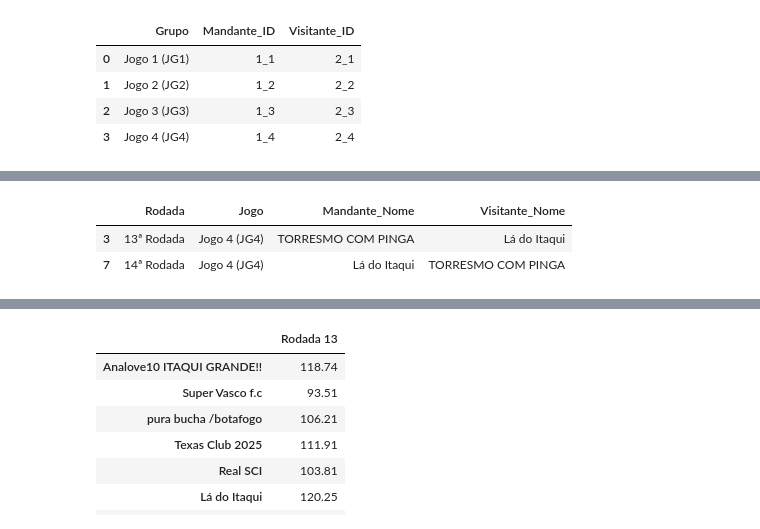
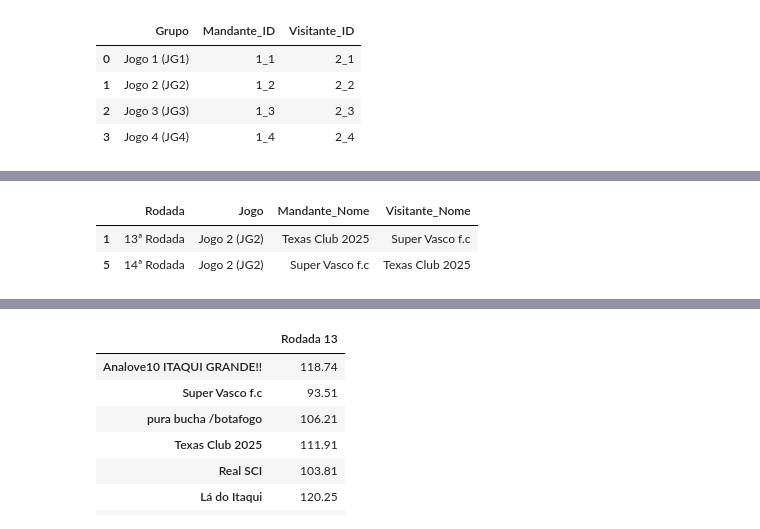
Before and after one commit to FernandoBC23/cartola_fbc, a Jupyter notebook: libertadores/datasets_liberta/3_busca_dados_liberta_fase_3.ipynb, the cells around one changed output, grey strips where cells are left out. Drawn from its saved outputs; the diff is of its cells as text; code cells hidden in the pictures.

```diff
--- a/libertadores/datasets_liberta/3_busca_dados_liberta_fase_3.ipynb
+++ b/libertadores/datasets_liberta/3_busca_dados_liberta_fase_3.ipynb
@@ -139,13 +139,13 @@ display(df_confrontos)
 # %%
 # Transformar em DataFrame
 df_confrontos = pd.DataFrame(confrontos_1a_rodada, columns=["Jogo", "Mandante_ID", "Visitante_ID"])
-df_confrontos["Rodada"] = 1  # <<< ADICIONAR ESTA LINHA
+df_confrontos["Rodada"] = 13
 df_rodada_13 = df_confrontos.merge(df_mandantes, on=["Jogo", "Mandante_ID"])
 df_rodada_13 = df_rodada_13.merge(df_visitantes, on=["Jogo", "Visitante_ID"])
 
 # Transformar em DataFrame
 df_confrontos_2 = pd.DataFrame(confrontos_2a_rodada, columns=["Jogo", "Mandante_ID", "Visitante_ID"])
-df_confrontos_2["Rodada"] = 2
+df_confrontos_2["Rodada"] = 14
 df_rodada_14 = df_confrontos_2.merge(df_mandantes, on=["Jogo", "Mandante_ID"])
 df_rodada_14 = df_rodada_14.merge(df_visitantes, on=["Jogo", "Visitante_ID"])
 
@@ -163,7 +163,7 @@ df_rodadas = pd.concat([
 ], ignore_index=True)
 
 # Ajustar a numeração da rodada para refletir as rodadas do Cartola (Rodada 13 até 14)
-df_rodadas["Rodada"] = df_rodadas["Rodada"] + 12  # Ex: 1 -> 13, 2 -> 14
+df_rodadas["Rodada"] = df_rodadas["Rodada"]
 
 df_rodadas.to_excel("confrontos_fase_3_libertadores.xlsx", index=False)
 
@@ -231,14 +231,14 @@ def exibir_confrontos(df_rodadas, rodada=None, jogo=None):
 
     return df_filtrado[colunas].sort_values(by=["Jogo", "Rodada"])
 # %%
-jogo = 4
+jogo = 2
 
-# Exibir todos os confrontos do Jogo 2
-display(exibir_confrontos(df_rodadas, jogo= f"Jogo {jogo} (JG{jogo})").head(8))
+# Exibir todos os confrontos do Jogo
+display(exibir_confrontos(df_rodadas, jogo= f"Jogo {jogo} (JG{jogo})"))
 # %% [output]
 |  | Rodada | Jogo | Mandante_Nome | Visitante_Nome |
-| 3 | 13ª Rodada | Jogo 4 (JG4) | TORRESMO COM PINGA | Lá do Itaqui |
-| 7 | 14ª Rodada | Jogo 4 (JG4) | Lá do Itaqui | TORRESMO COM PINGA |
+| 1 | 13ª Rodada | Jogo 2 (JG2) | Texas Club 2025 | Super Vasco f.c |
+| 5 | 14ª Rodada | Jogo 2 (JG2) | Super Vasco f.c | Texas Club 2025 |
 # %%
 def campeonato_comecou(api, ids_times):
     """Verifica se o campeonato já começou observando a pontuação na 1ª rodada."""
```
Also changed, not shown: parts of 4 cells of this notebook, 17 other files.
